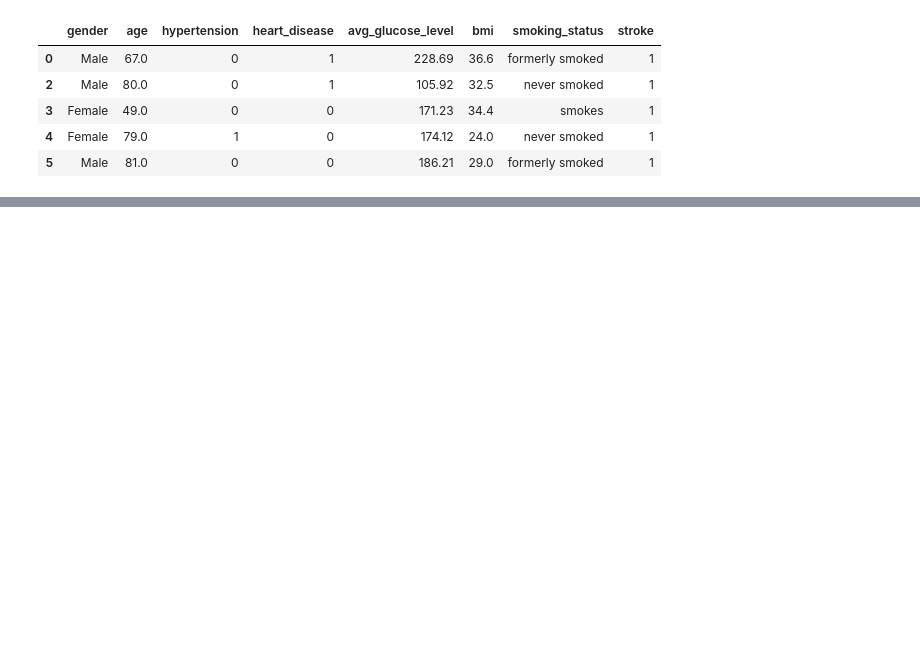
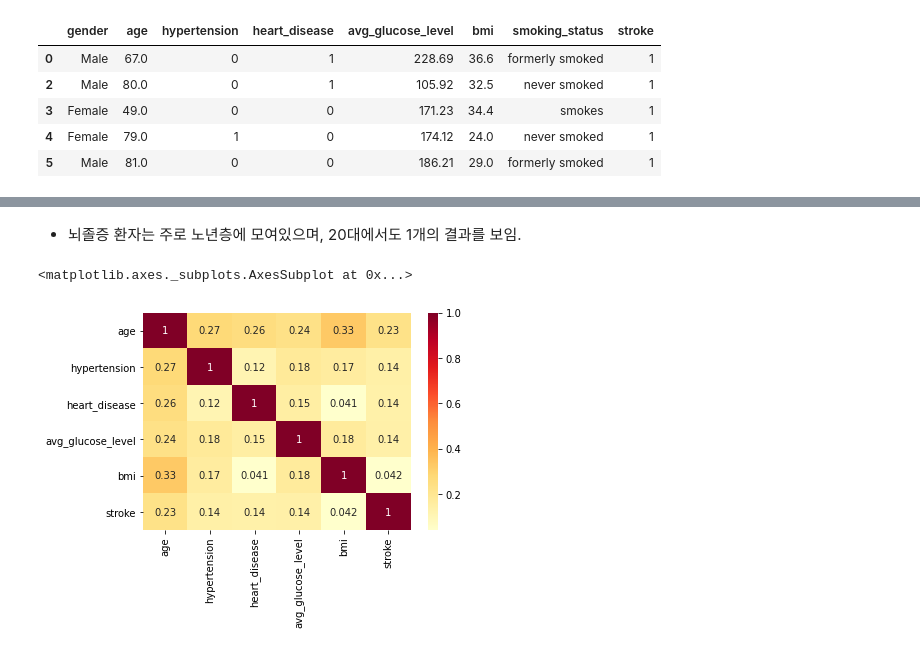
Before and after one commit to HYUNSOOLEE-6839/TIL, a Jupyter notebook: Day-33/Stroke_LR.ipynb, the cells around one changed output, grey strips where cells are left out. Saved outputs shown, nothing was run; the diff lists cells and outputs as text; code cells hidden in the pictures; blank space fills up the shorter version.

```diff
--- a/Day-33/Stroke_LR.ipynb
+++ b/Day-33/Stroke_LR.ipynb
@@ -81,0 +76,7 @@ memory usage: 355.0 bytes
+# %% [markdown]
+- 뇌졸증 환자는 주로 노년층에 모여있으며, 20대에서도 1개의 결과를 보임.
+# %%
+sns.heatmap(stroke_p.corr(), annot=True, cmap='YlOrRd')
+# %% [output]
+<matplotlib.axes._subplots.AxesSubplot at 0x...>
+[figure, added]
```
Also changed, not shown: parts of 34 cells of this notebook.
